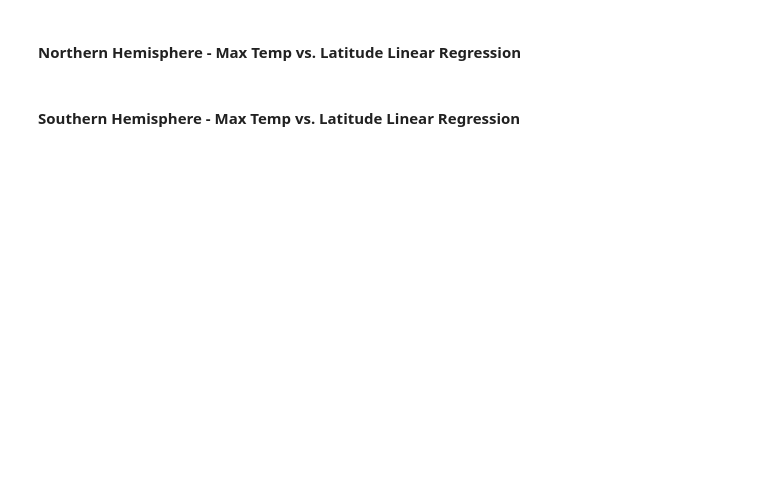
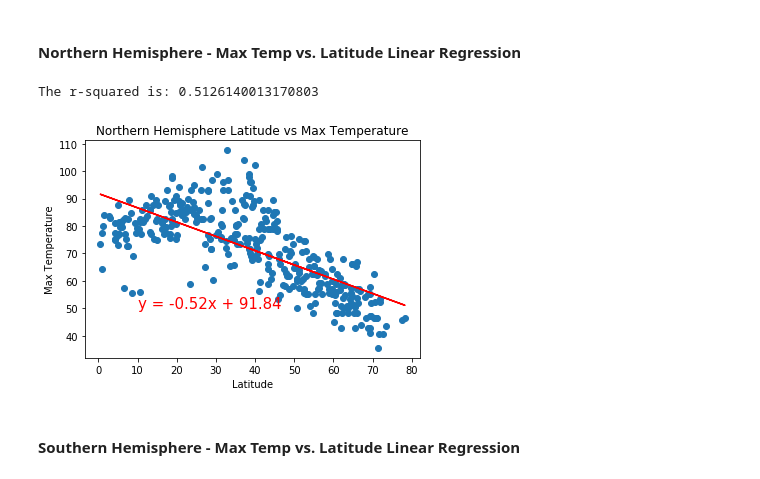
Before and after one commit to bourbonracer/Python-API-Challenge, a Jupyter notebook: starter_code/NewWeatherPy.ipynb, the cells around one changed output. Drawn from its saved outputs; the diff is of its cells as text; code cells hidden in the pictures; blank space fills up the shorter version.

```diff
--- a/starter_code/NewWeatherPy.ipynb
+++ b/starter_code/NewWeatherPy.ipynb
@@ -276,4 +291,21 @@ southern
 # %% [markdown]
 ####  Northern Hemisphere - Max Temp vs. Latitude Linear Regression
+# %%
+n_lat = northern["Latitude"]
+n_mtemp = northern["Max Temperature"]
+(slope, intercept, rvalue, pvalue, stderr) = linregress(n_lat, n_mtemp)
+n_lat_temp_regress = n_lat * slope + intercept
+n_lat_temp_line = "y = " + str(round(slope,2)) + "x + " + str(round(intercept,2))
+plt.scatter(n_lat, n_mtemp)
+plt.plot(n_lat, n_lat_temp_regress, "r-")
+plt.annotate(n_lat_temp_line,(10, 50), fontsize=15, color="red")
+plt.xlabel("Latitude")
+plt.ylabel("Max Temperature")
+plt.title("Northern Hemisphere Latitude vs Max Temperature")
+print(f"The r-squared is: {rvalue**2}")
+plt.show()
+# %% [output]
+The r-squared is: 0.5126140013170803
+[figure, added]
 # %% [markdown]
 ####  Southern Hemisphere - Max Temp vs. Latitude Linear Regression
```
Also changed, not shown: parts of 27 cells of this notebook.
